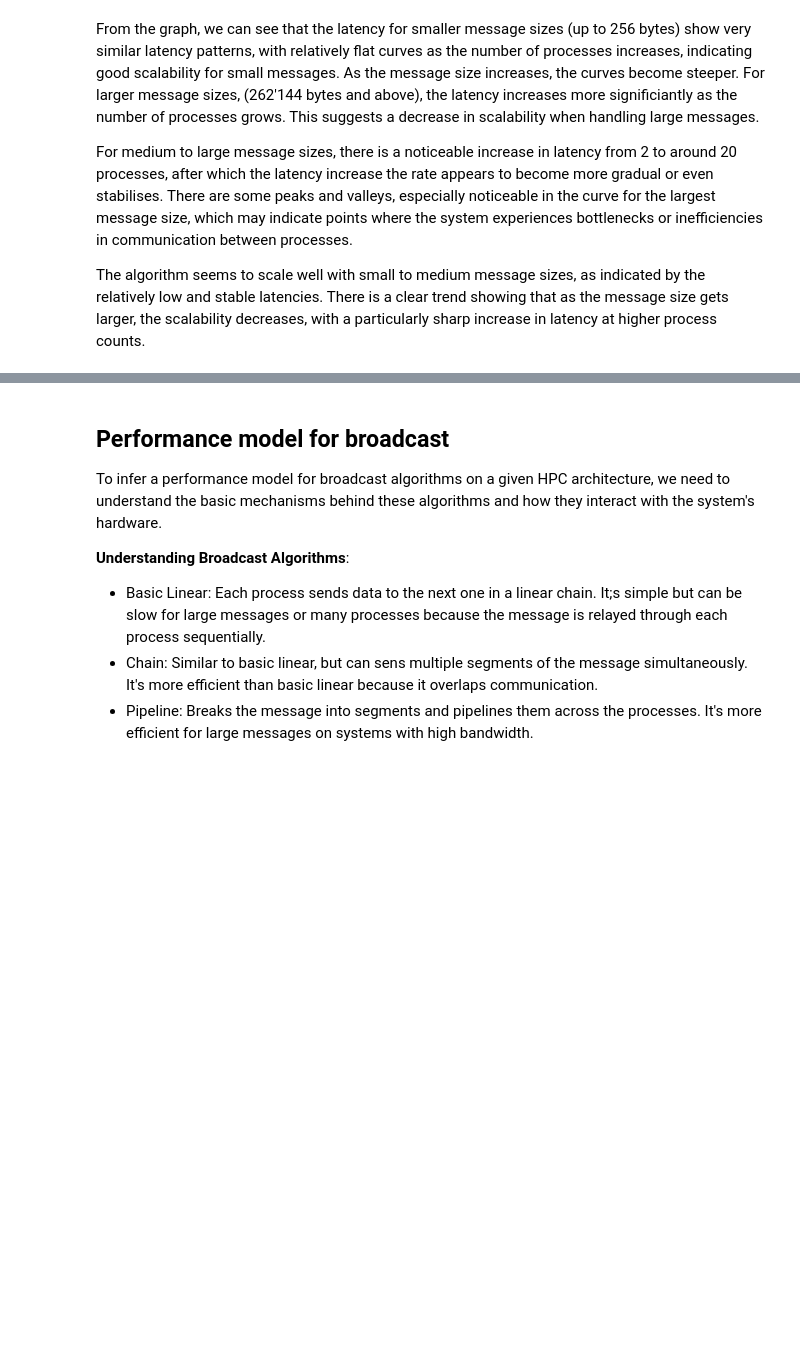
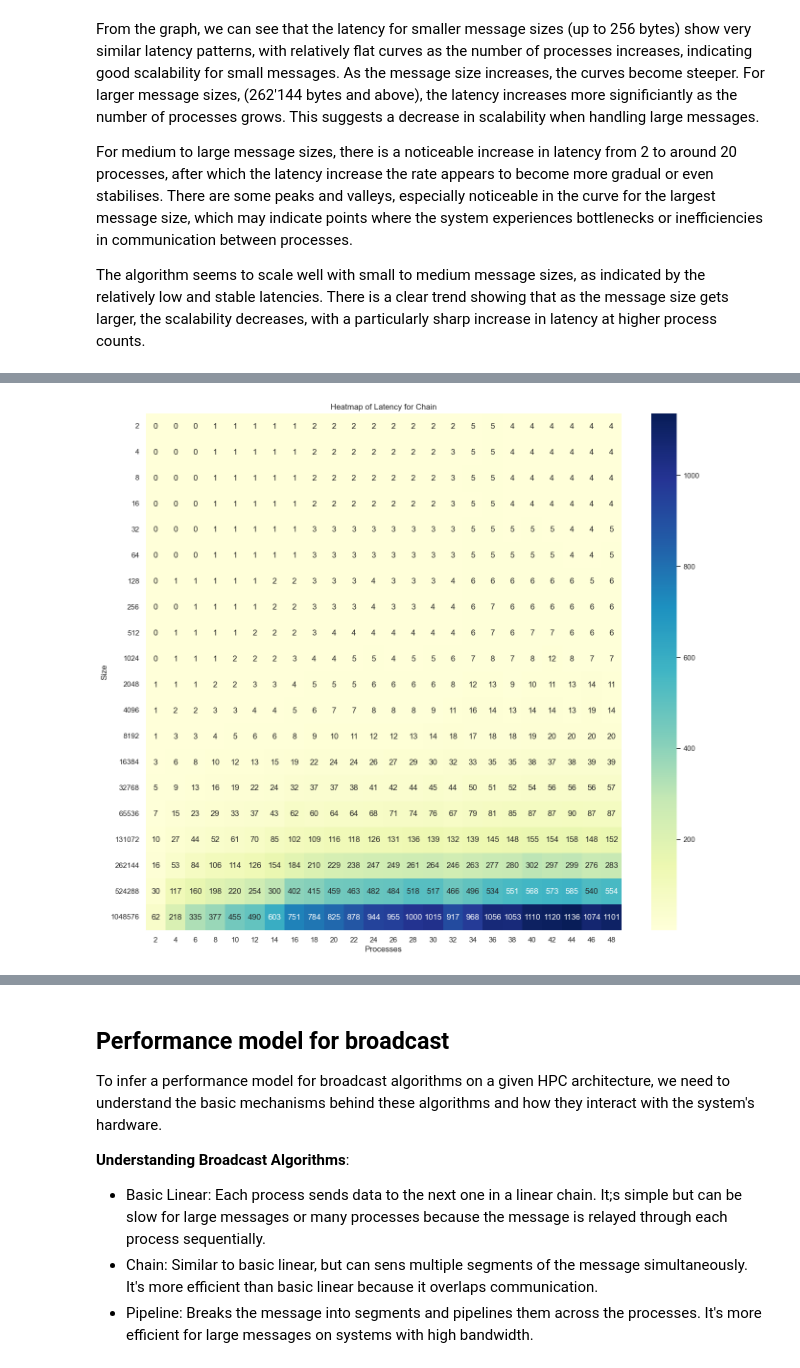
Before and after one commit to abandrea/HPC, a Jupyter notebook: exercise_1/project_1/bcast_thin_results/analysis_thin_bcast.ipynb, the cells around one changed output, grey strips where cells are left out. Saved outputs shown, nothing was run; the diff lists cells and outputs as text; code cells hidden in the pictures; blank space fills up the shorter version.

```diff
--- a/exercise_1/project_1/bcast_thin_results/analysis_thin_bcast.ipynb
+++ b/exercise_1/project_1/bcast_thin_results/analysis_thin_bcast.ipynb
@@ -156,0 +223,9 @@ The algorithm seems to scale well with small to medium message sizes, as indicat
+# %%
+# Heatmap for Chain
+pivot_table_ch = df_chain.pivot(index='Size', columns='Processes', values='Latency')
+plt.figure(figsize=(16, 14))
+sns.heatmap(pivot_table_ch, annot=True, fmt=".0f", cmap="YlGnBu")
+plt.title('Heatmap of Latency for Chain')
+plt.show()
+# %% [output]
+[figure, added]
```
Also changed, not shown: parts of 24 cells of this notebook, 3 other files.
